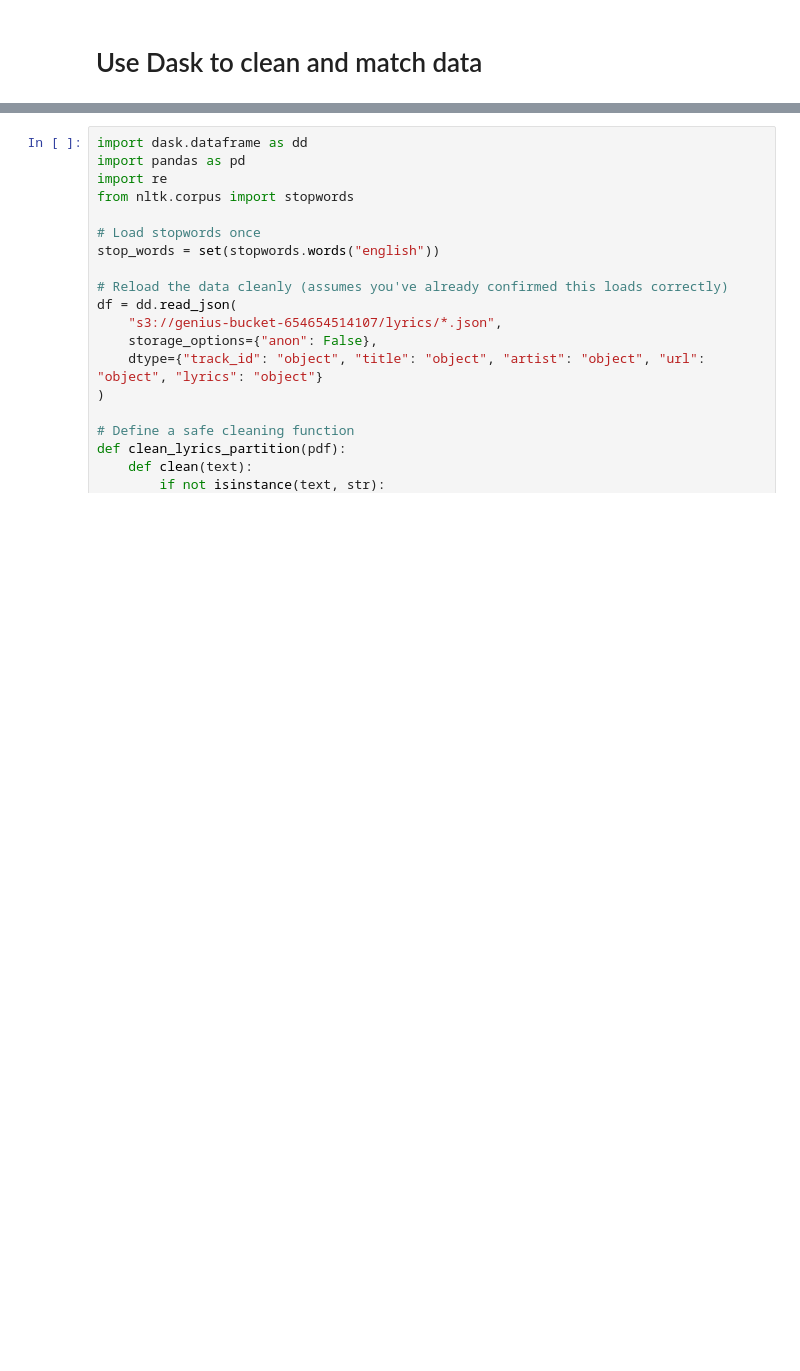
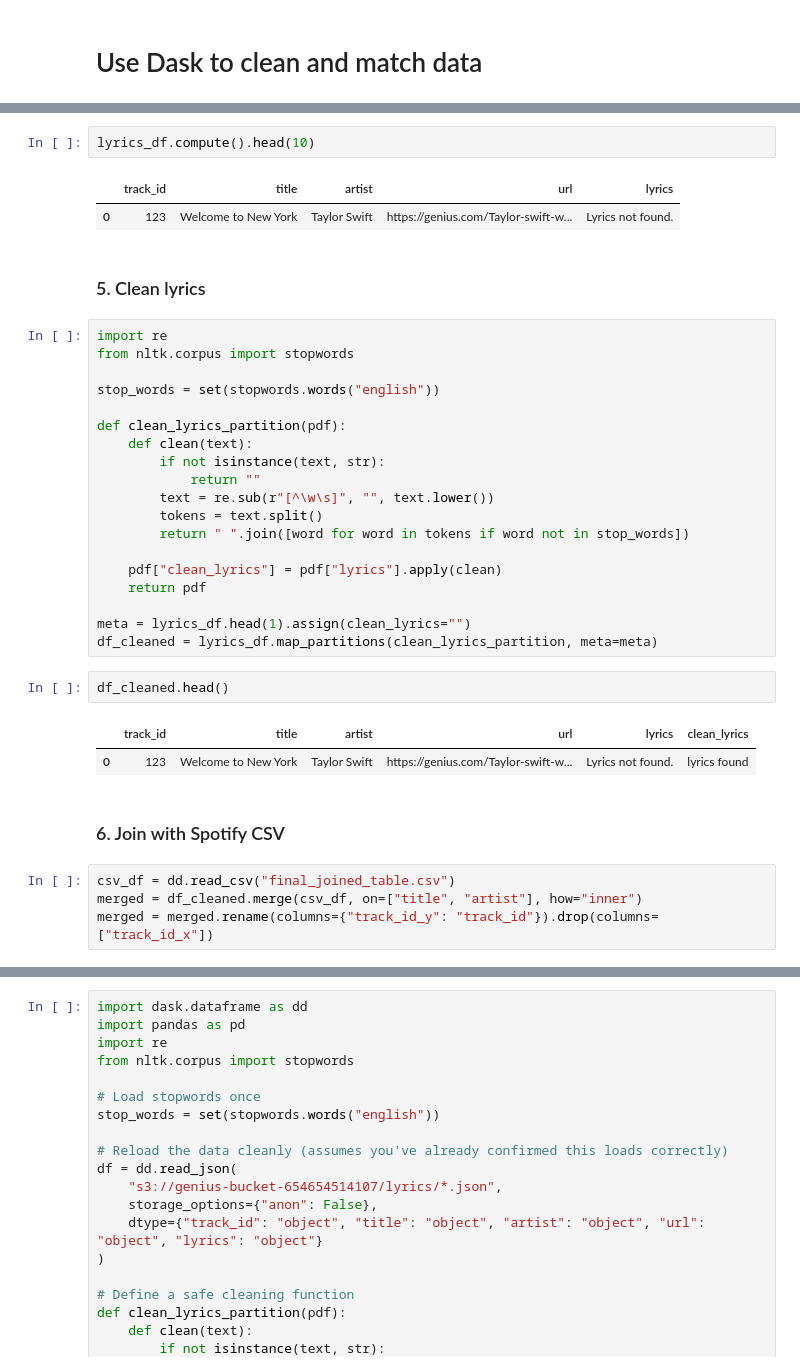
Before and after one commit to mdsowder/large_scale_final, a Jupyter notebook: genius_processing_v2.ipynb, the cells around one changed output, grey strips where cells are left out. Drawn from its saved outputs; the diff is of its cells as text; blank space fills up the shorter version.

```diff
--- a/genius_processing_v2.ipynb
+++ b/genius_processing_v2.ipynb
@@ -299,0 +418,37 @@ Original Message: Must supply at least one delayed object
+# %%
+lyrics_df.compute().head(10)
+# %% [output]
+|  | track_id | title | artist | url | lyrics |
+| 0 | 123 | Welcome to New York | Taylor Swift | https://genius.com/Taylor-swift-w... | Lyrics not found. |
+# %% [markdown]
+### 5. Clean lyrics
+# %%
+import re
+from nltk.corpus import stopwords
+
+stop_words = set(stopwords.words("english"))
+
+def clean_lyrics_partition(pdf):
+    def clean(text):
+        if not isinstance(text, str):
+            return ""
+        text = re.sub(r"[^\w\s]", "", text.lower())
+        tokens = text.split()
+        return " ".join([word for word in tokens if word not in stop_words])
+
+    pdf["clean_lyrics"] = pdf["lyrics"].apply(clean)
+    return pdf
+
+meta = lyrics_df.head(1).assign(clean_lyrics="")
+df_cleaned = lyrics_df.map_partitions(clean_lyrics_partition, meta=meta)
+# %%
+df_cleaned.head()
+# %% [output]
+|  | track_id | title | artist | url | lyrics | clean_lyrics |
+| 0 | 123 | Welcome to New York | Taylor Swift | https://genius.com/Taylor-swift-w... | Lyrics not found. | lyrics found |
+# %% [markdown]
+### 6. Join with Spotify CSV
+# %%
+csv_df = dd.read_csv("final_joined_table.csv")
+merged = df_cleaned.merge(csv_df, on=["title", "artist"], how="inner")
+merged = merged.rename(columns={"track_id_y": "track_id"}).drop(columns=["track_id_x"])
```
Also changed, not shown: parts of 37 cells of this notebook.
